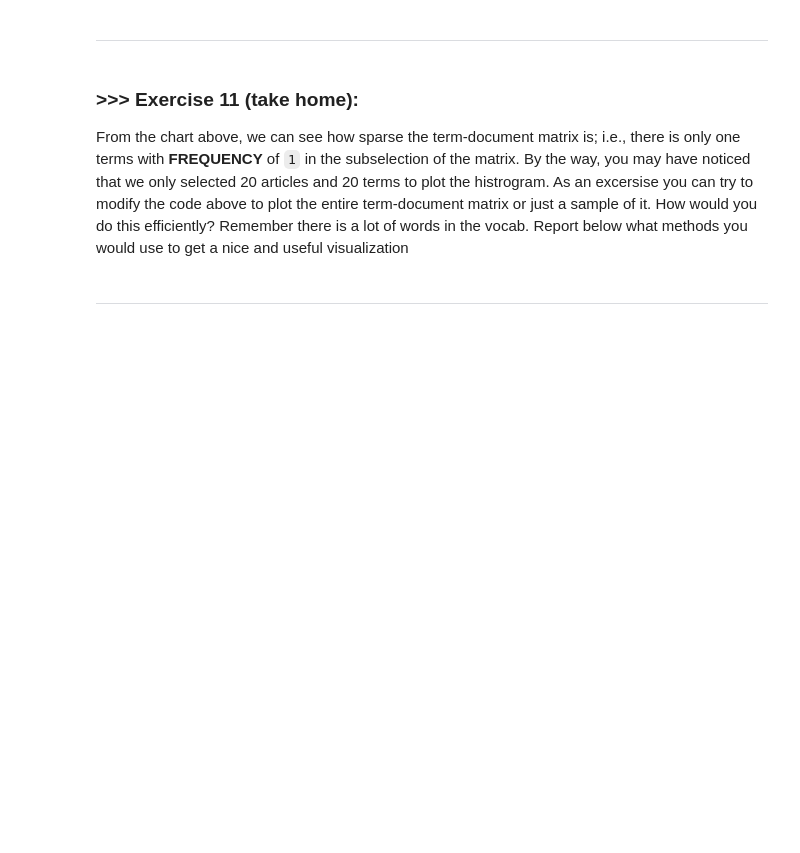
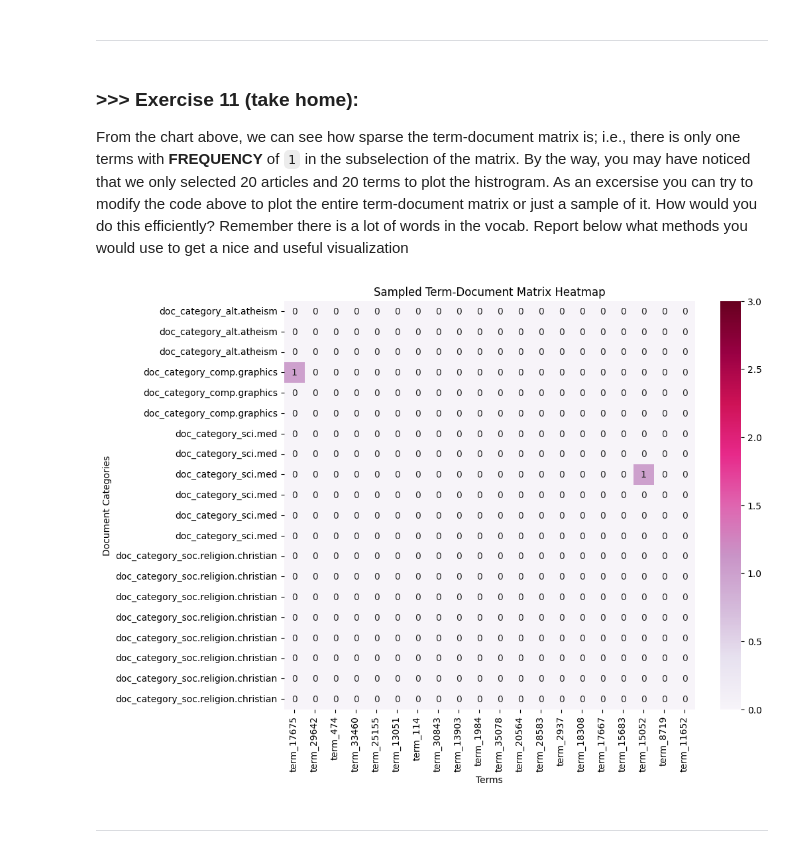
Before and after one commit to chiuinggum/DM2024-Lab1-Master, a Jupyter notebook: DM2024-Lab1-Master.ipynb, the cells around one changed output. Cells and saved outputs as stored; diff of their text form; code cells hidden in the pictures; blank space fills up the shorter version.

```diff
--- a/DM2024-Lab1-Master.ipynb
+++ b/DM2024-Lab1-Master.ipynb
@@ -1196,3 +1200,26 @@ From the chart above, we can see how sparse the term-document matrix is; i.e., t
+# %%
+# Answer here
+sampled_docs = X.sample(n=20, random_state=42)
+sampled_docs_sorted = sampled_docs.sort_values(by='category')
+sampled_counts = count_vect.transform(sampled_docs_sorted.text)
+
+vocab_size = sampled_counts.shape[1]
+sampled_terms_indices = np.random.choice(np.arange(vocab_size), 20, replace=False)
+
+plot_Sx = ["term_" + str(i) for i in sampled_terms_indices]
+plot_Sy = ["doc_category_" + cat for cat in sampled_docs_sorted.category_name]
+plot_Sz = sampled_counts[:, sampled_terms_indices].toarray()
+
+df_drawSample = pd.DataFrame(plot_Sz, columns=plot_Sx, index=plot_Sy)
+plt.figure(figsize=(10, 8))
+sns.heatmap(df_drawSample, cmap="PuRd", vmin=0, vmax=3, annot=True)
+
+plt.title("Sampled Term-Document Matrix Heatmap")
+plt.xlabel("Terms")
+plt.ylabel("Document Categories")
+plt.show()
+# %% [output]
+[figure, added]
 # %% [markdown]
 ---
 # %% [markdown]
```
Also changed, not shown: parts of 51 cells of this notebook.
